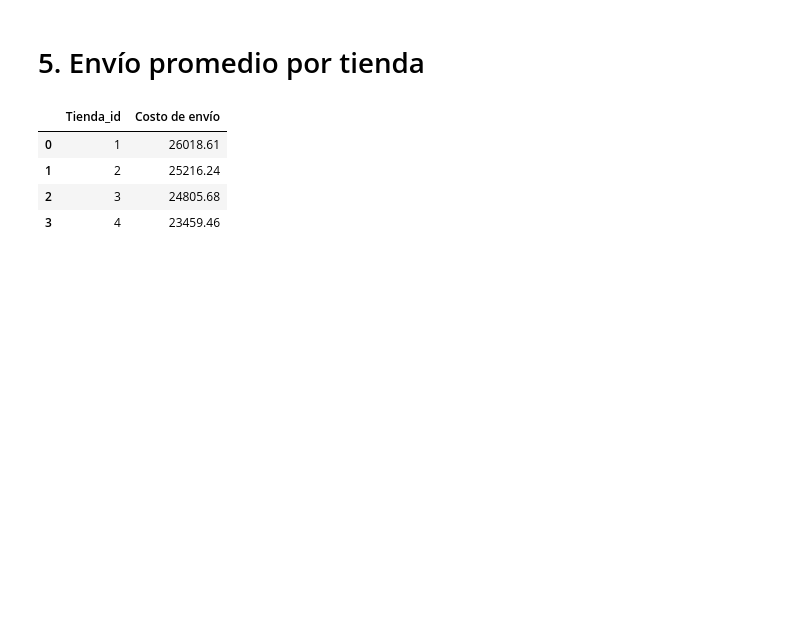
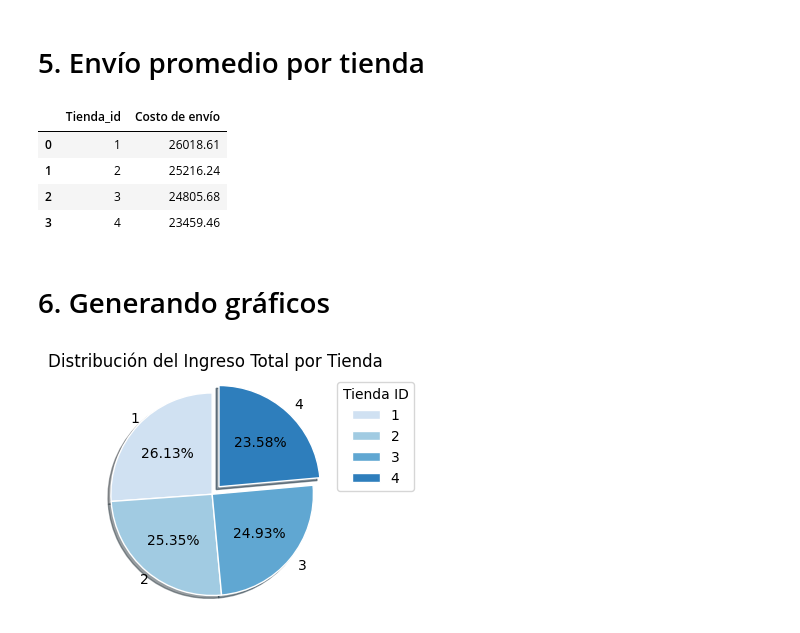
Before and after one commit to MiiguelHG/challenge-1-data-science-alura-latam, a Jupyter notebook: AluraStoreLatam.ipynb, the cells around one changed output. Cells and saved outputs as stored; diff of their text form; code cells hidden in the pictures; blank space fills up the shorter version.

Commit message:
Representación visual

```diff
--- a/AluraStoreLatam.ipynb
+++ b/AluraStoreLatam.ipynb
@@ -192,3 +206,5 @@ media_por_envio
 | 1 | 2 | 25216.24 |
 | 2 | 3 | 24805.68 |
 | 3 | 4 | 23459.46 |
+# %% [markdown]
+# 6. Generando gráficos
@@ -194,0 +214,31 @@ media_por_envio
+# %%
+colors = plt.get_cmap('Blues')(np.linspace(0.2, 0.7, len(list(ingreso_total['Tienda_id']))))
+
+def explode_values(data:list) -> tuple:
+	index = data.index(min(data))
+	explode = [0] * len(data)
+	explode[index] = 0.1
+	return tuple(explode)
+
+
+fig, ax = plt.subplots(figsize= (4, 3))
+
+ax.pie(
+	list(ingreso_total['Ingreso Total']),
+	explode=explode_values(list(ingreso_total['Ingreso Total'])),
+	labels=list(ingreso_total['Tienda_id']),
+	autopct='%1.2f%%',
+	startangle=90,
+	colors= colors,
+	# radius=1,
+	center=(4,4),
+	wedgeprops={"linewidth": 1, "edgecolor": "white"},
+	frame=True,
+	shadow=True
+)
+ax.set_title('Distribución del Ingreso Total por Tienda')
+ax.axis('off')
+ax.legend(title='Tienda ID', loc='upper left', bbox_to_anchor=(1, 0, 0.5, 1))
+plt.show()
+# %% [output]
+[figure, added]
```
Also changed, not shown: parts of 13 cells of this notebook.
